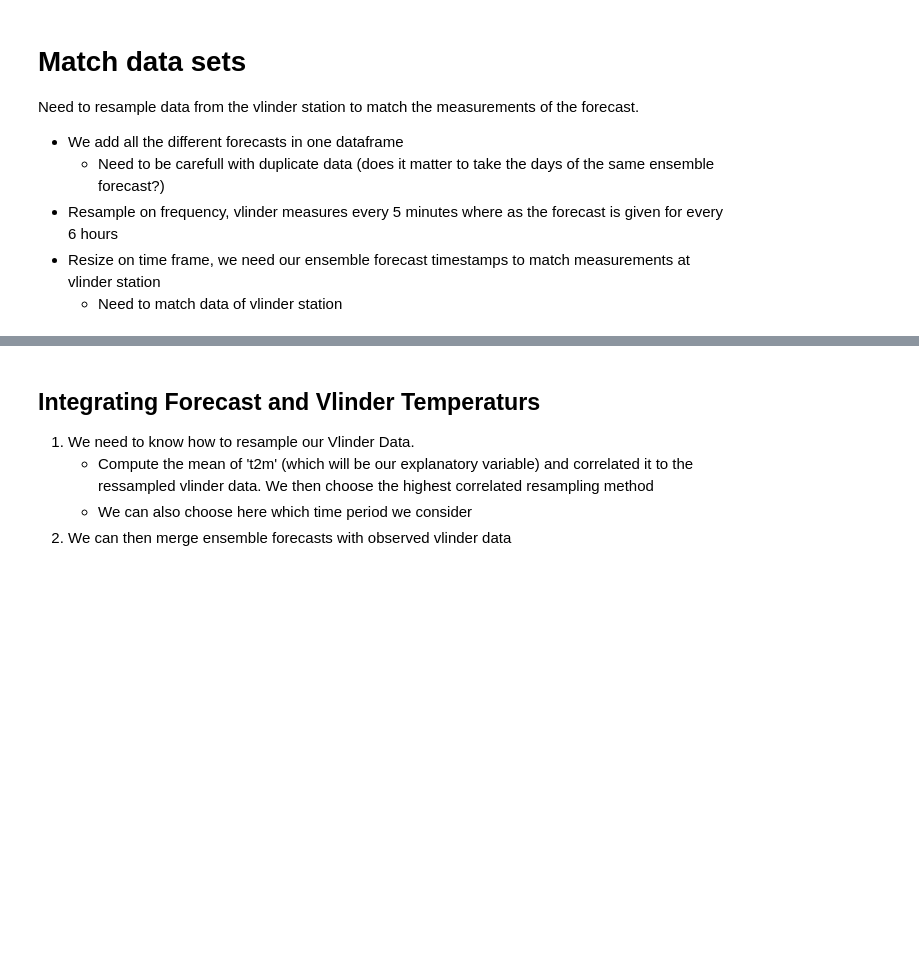
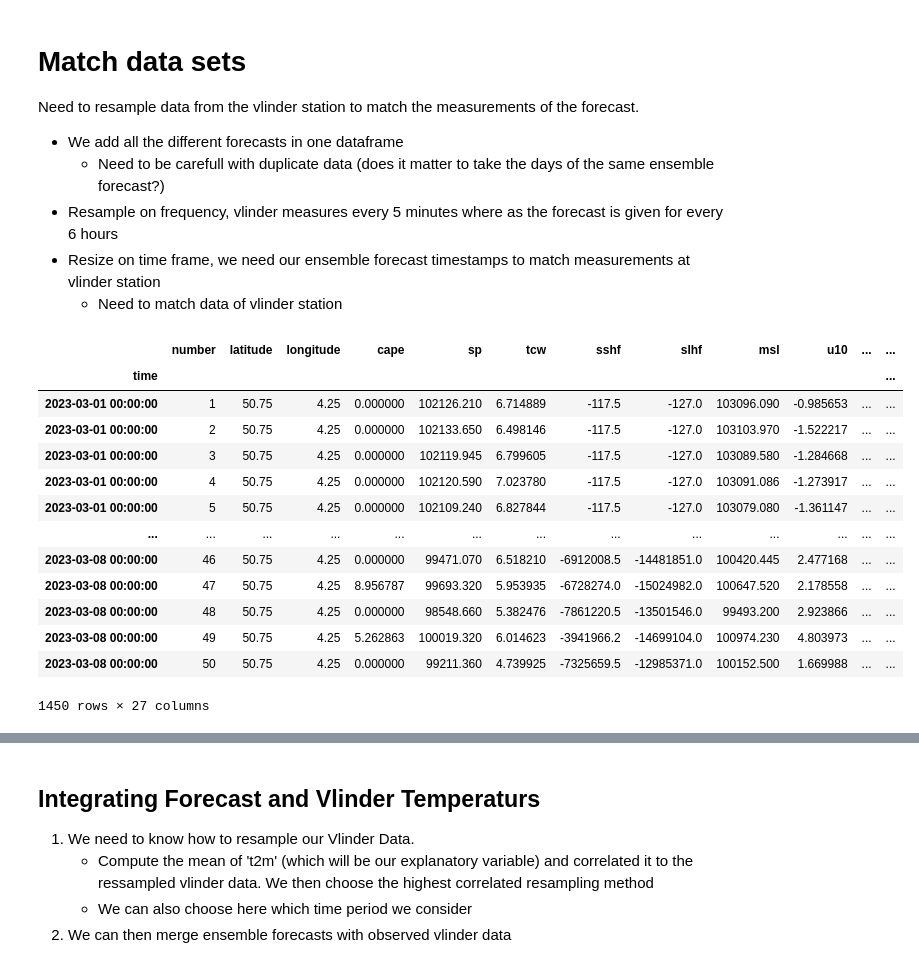
Before and after one commit to larsbonnefoy/TAI_Project, a Jupyter notebook: Project.ipynb, the cells around one changed output, grey strips where cells are left out. Saved outputs shown, nothing was run; the diff lists cells and outputs as text; code cells hidden in the pictures; blank space fills up the shorter version.

```diff
--- a/Project.ipynb
+++ b/Project.ipynb
@@ -125,0 +88,80 @@ df_vlinder_res_mean = df_vlinder_res_mean[df_vlinder_res_mean['datetime'].isin(f
+# %%
+# Create of Main DataFrame
+class EnsembleForecast:
+    def __init__(self):
+        self.df = self._create_df()
+
+    def _extract_datetime(self, file_name):
+        """
+            Extracts datetime object from file_name
+            Returns datetime if successful, None otherwise
+        """
+        try:
+            strings_of_date = file_name.replace('.', '_').split('_')[1:4]
+            d, m, y = tuple(map(int, strings_of_date))
+            return datetime.datetime(y, m, d)
+        except Exception as e:
+            print(f"Forecast csv does not respect date_month_year.csv format: {e}\n {file_name} dropped")
+        return None
+
+
+    # TODO: create multi index on start time and then on forecast time
+    def _create_df(self):
+        """
+            Creates dataframe where each ensemble forecast is accessible by its start date
+        """
+        df_f = pd.DataFrame()
+        for file_name in glob.glob("forecast/"+'*.csv'):
+            start_time = self._extract_datetime(file_name)
+            if start_time != None:
+                to_add = pd.read_csv(file_name)
+                to_add['Start'] = start_time
+                df_f = pd.concat([df_f, to_add])
+            else:
+                pass
+        df_f = df_f.sort_values(by='Start', kind='mergesort')
+        return df_f.set_index(['Start', 'time']).sort_index()
+
+    def get_df(self):
+        return self.df
+
+    def get_start_dates(self):
+        """
+            Returns a list start date of ensemble forecast
+        """
+        lst = list(set(self.df.index.get_level_values('Start')))
+        lst.sort()
+        return lst
+
+    def get_ensemble_forecast(self, date):
+        """
+            Returns ensemble forecast given date
+            date can be either a string
+                date format (%Y-%M-%D %h:%m:%s)
+            or already a timestamp object
+        """
+        return self.df.loc[date]
+
+forecast_data = EnsembleForecast()
+
+df_fc = forecast_data.get_df()
+
+test = forecast_data.get_start_dates()
+test
+df_1 = forecast_data.get_ensemble_forecast("2023-03-01 00:00:00")
+df_1
+# %% [output]
+|  | number | latitude | longitude | cape | sp | tcw | sshf | slhf | msl | u10 | ... | ... |
+| time |  |  |  |  |  |  |  |  |  |  |  | ... |
+| 2023-03-01 00:00:00 | 1 | 50.75 | 4.25 | 0.000000 | 102126.210 | 6.714889 | -117.5 | -127.0 | 103096.090 | -0.985653 | ... | ... |
+| 2023-03-01 00:00:00 | 2 | 50.75 | 4.25 | 0.000000 | 102133.650 | 6.498146 | -117.5 | -127.0 | 103103.970 | -1.522217 | ... | ... |
+| 2023-03-01 00:00:00 | 3 | 50.75 | 4.25 | 0.000000 | 102119.945 | 6.799605 | -117.5 | -127.0 | 103089.580 | -1.284668 | ... | ... |
+| 2023-03-01 00:00:00 | 4 | 50.75 | 4.25 | 0.000000 | 102120.590 | 7.023780 | -117.5 | -127.0 | 103091.086 | -1.273917 | ... | ... |
+| 2023-03-01 00:00:00 | 5 | 50.75 | 4.25 | 0.000000 | 102109.240 | 6.827844 | -117.5 | -127.0 | 103079.080 | -1.361147 | ... | ... |
+| ... | ... | ... | ... | ... | ... | ... | ... | ... | ... | ... | ... | ... |
+| 2023-03-08 00:00:00 | 46 | 50.75 | 4.25 | 0.000000 | 99471.070 | 6.518210 | -6912008.5 | -14481851.0 | 100420.445 | 2.477168 | ... | ... |
+| 2023-03-08 00:00:00 | 47 | 50.75 | 4.25 | 8.956787 | 99693.320 | 5.953935 | -6728274.0 | -15024982.0 | 100647.520 | 2.178558 | ... | ... |
+| 2023-03-08 00:00:00 | 48 | 50.75 | 4.25 | 0.000000 | 98548.660 | 5.382476 | -7861220.5 | -13501546.0 | 99493.200 | 2.923866 | ... | ... |
+| 2023-03-08 00:00:00 | 49 | 50.75 | 4.25 | 5.262863 | 100019.320 | 6.014623 | -3941966.2 | -14699104.0 | 100974.230 | 4.803973 | ... | ... |
+| 2023-03-08 00:00:00 | 50 | 50.75 | 4.25 | 0.000000 | 99211.360 | 4.739925 | -7325659.5 | -12985371.0 | 100152.500 | 1.669988 | ... | ... |
+1450 rows × 27 columns
```
Also changed, not shown: parts of 21 cells of this notebook, 3 other files.
